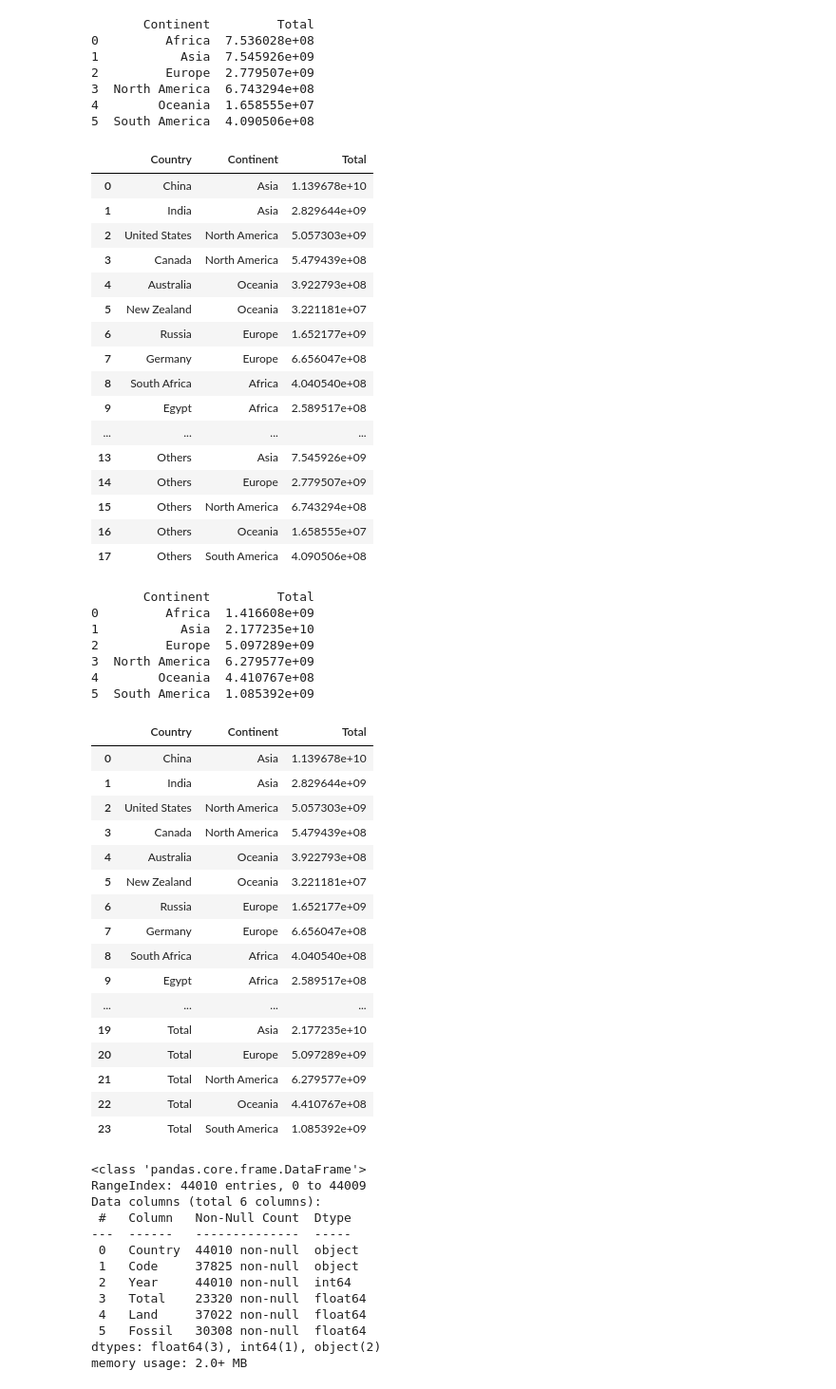
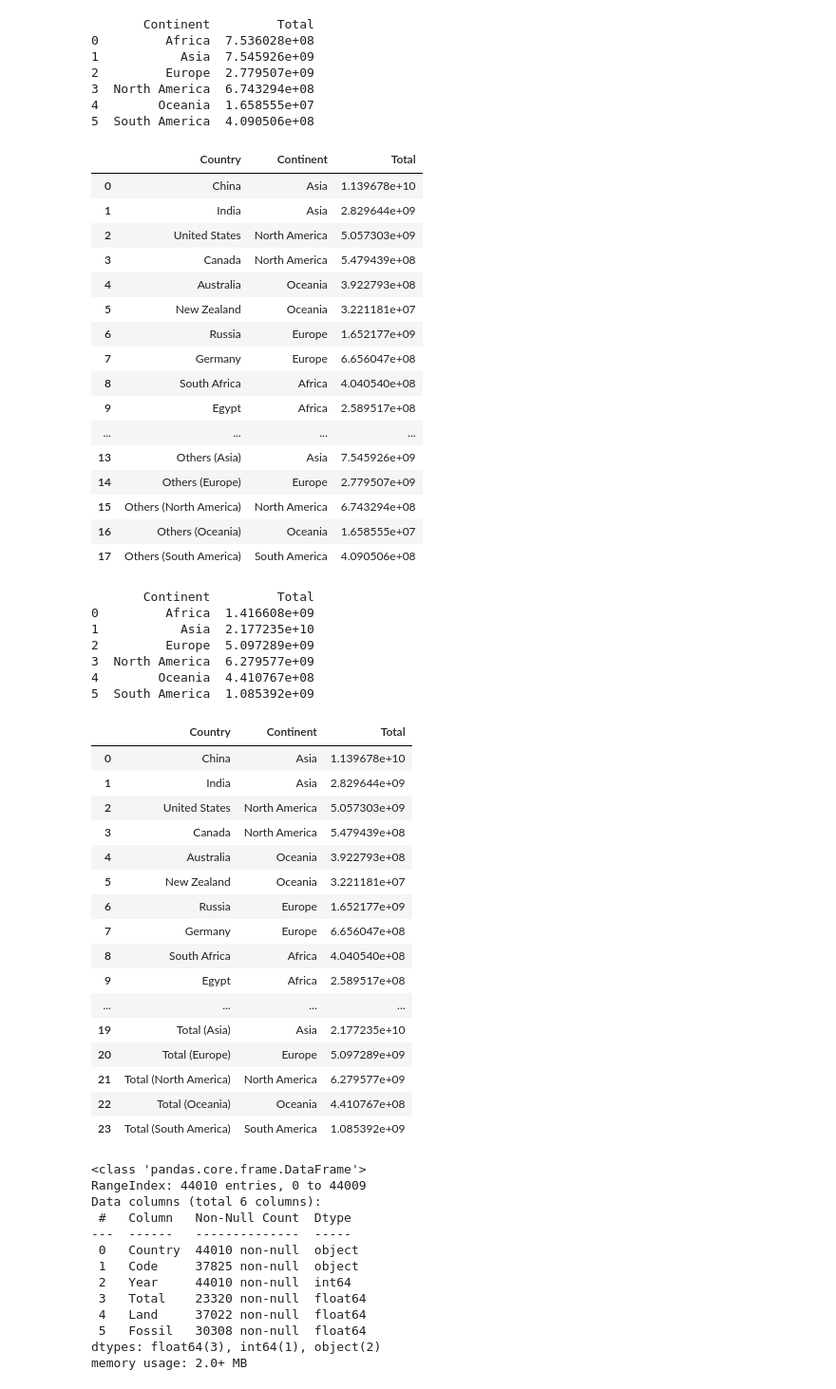
Before and after one commit to ChristianParodi/dataviz, a Jupyter notebook: dataset/dataset.ipynb, the cells around one changed output. Shown at 95% size. Cells and saved outputs as stored; diff of their text form; code cells hidden in the pictures.

Commit message:
adjusted others and total in plot4

```diff
--- a/dataset/dataset.ipynb
+++ b/dataset/dataset.ipynb
@@ -273,7 +273,7 @@ print(others_totals)
 plot4 = top3
 
 for (cont, total) in others_totals.values:
-    plot4 = pd.concat([plot4, pd.DataFrame({'Country': ["Others"], 'Continent': [cont], 'Total': [total]})])
+    plot4 = pd.concat([plot4, pd.DataFrame({'Country': ["Others ("+cont+")"], 'Continent': [cont], 'Total': [total]})])
 # %% [output]
        Continent         Total
 0         Africa  7.536028e+08
@@ -298,45 +298,45 @@ plot4
 | 8 | South Africa | Africa | 4.040540e+08 |
 | 9 | Egypt | Africa | 2.589517e+08 |
 | ... | ... | ... | ... |
-| 13 | Others | Asia | 7.545926e+09 |
-| 14 | Others | Europe | 2.779507e+09 |
-| 15 | Others | North America | 6.743294e+08 |
-| 16 | Others | Oceania | 1.658555e+07 |
-| 17 | Others | South America | 4.090506e+08 |
+| 13 | Others (Asia) | Asia | 7.545926e+09 |
+| 14 | Others (Europe) | Europe | 2.779507e+09 |
+| 15 | Others (North America) | North America | 6.743294e+08 |
+| 16 | Others (Oceania) | Oceania | 1.658555e+07 |
+| 17 | Others (South America) | South America | 4.090506e+08 |
 # %%
 totals = emissions_2022_countries.groupby('Continent')['Total'].sum().reset_index()
 print(totals)
 
 for (cont, total) in totals.values:
-    plot4 = pd.concat([plot4, pd.DataFrame({'Country': ["Total"], 'Continent': [cont], 'Total': [total]})])
+    plot4 = pd.concat([plot4, pd.DataFrame({'Country': ["Total ("+cont+")"], 'Continent': [cont], 'Total': [total]})])
 
 plot4 = plot4.reset_index(drop=True)
 plot4
 # %% [output]
        Continent         Total
 0         Africa  1.416608e+09
 1           Asia  2.177235e+10
 2         Europe  5.097289e+09
 3  North America  6.279577e+09
 4        Oceania  4.410767e+08
 5  South America  1.085392e+09
 |  | Country | Continent | Total |
 | 0 | China | Asia | 1.139678e+10 |
 | 1 | India | Asia | 2.829644e+09 |
 | 2 | United States | North America | 5.057303e+09 |
 | 3 | Canada | North America | 5.479439e+08 |
 | 4 | Australia | Oceania | 3.922793e+08 |
 | 5 | New Zealand | Oceania | 3.221181e+07 |
 | 6 | Russia | Europe | 1.652177e+09 |
 | 7 | Germany | Europe | 6.656047e+08 |
 | 8 | South Africa | Africa | 4.040540e+08 |
 | 9 | Egypt | Africa | 2.589517e+08 |
 | ... | ... | ... | ... |
-| 19 | Total | Asia | 2.177235e+10 |
-| 20 | Total | Europe | 5.097289e+09 |
-| 21 | Total | North America | 6.279577e+09 |
-| 22 | Total | Oceania | 4.410767e+08 |
-| 23 | Total | South America | 1.085392e+09 |
+| 19 | Total (Asia) | Asia | 2.177235e+10 |
+| 20 | Total (Europe) | Europe | 5.097289e+09 |
+| 21 | Total (North America) | North America | 6.279577e+09 |
+| 22 | Total (Oceania) | Oceania | 4.410767e+08 |
+| 23 | Total (South America) | South America | 1.085392e+09 |
 # %%
 plot4.to_csv('plot4_dataset.csv', index=False)
 # %%
```
Also changed, not shown: 1 other file.
